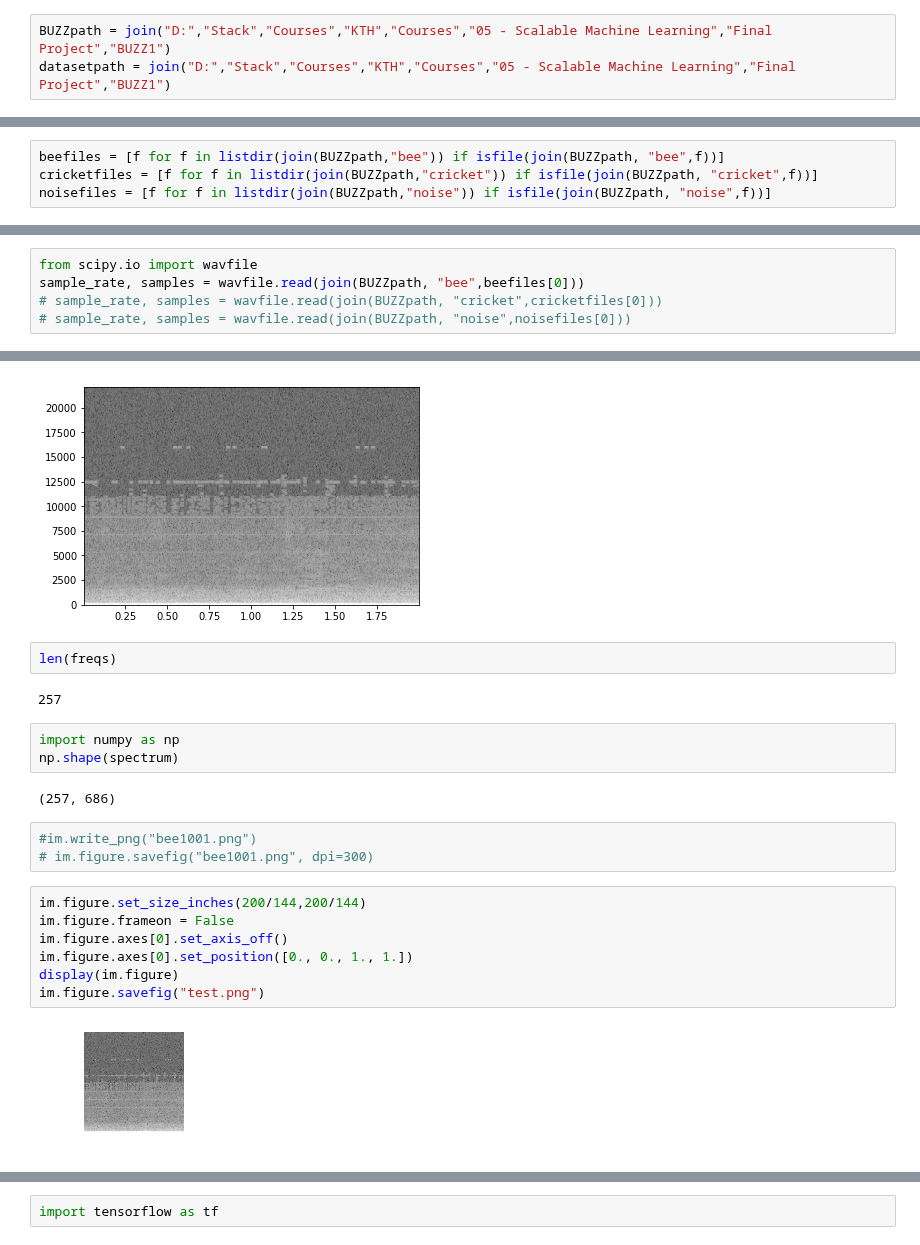
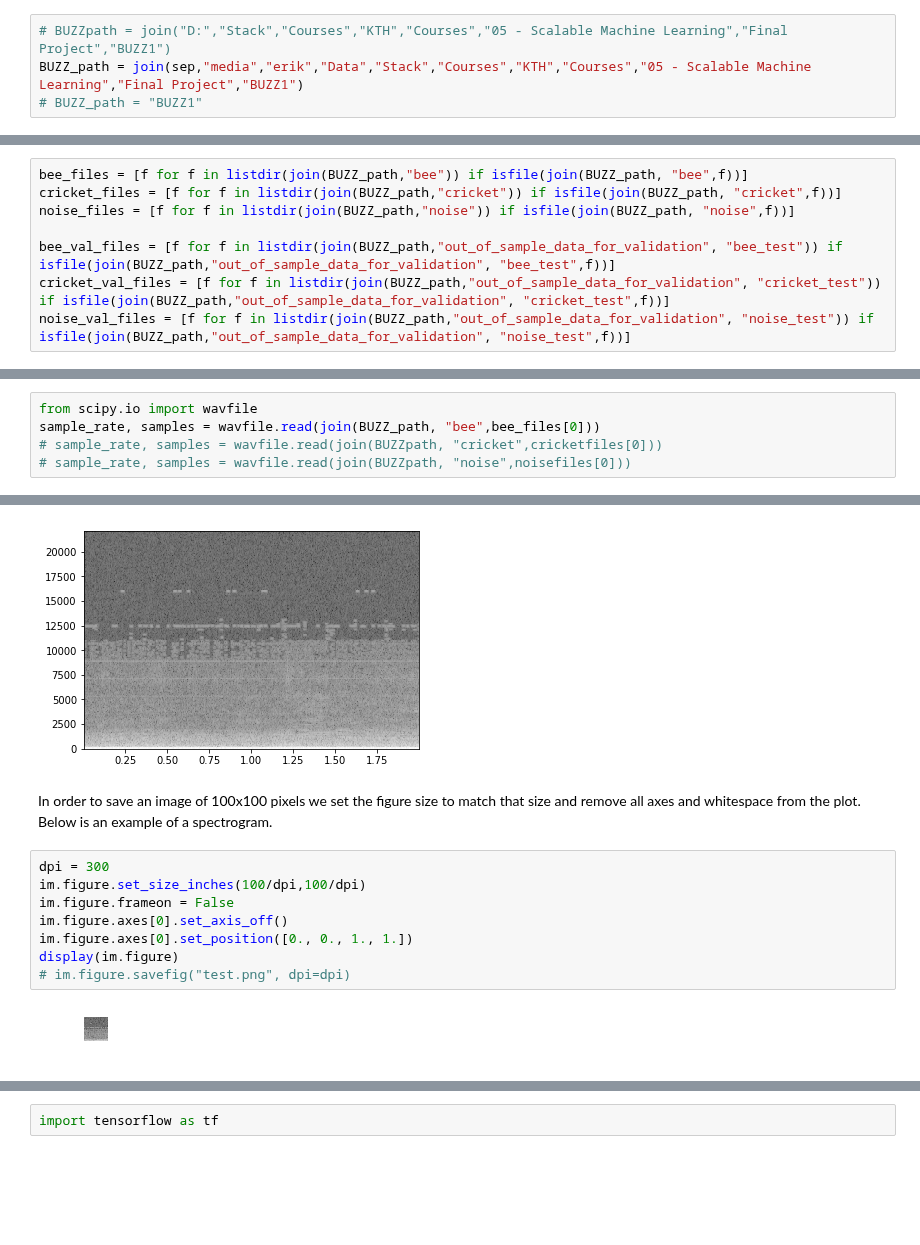
Before and after one commit to EWouters/Large-Scale-Machine-Learning-and-Deep-Learning---ID-2223, a Jupyter notebook: Lab/Final Project/Code/ScalableFinal.ipynb, the cells around one changed output, grey strips where cells are left out. Saved outputs shown, nothing was run; the diff lists cells and outputs as text; blank space fills up the shorter version.

Commit message:
Finished audio to spectrogram conversion in notebook

```diff
--- a/Lab/Final Project/Code/ScalableFinal.ipynb
+++ b/Lab/Final Project/Code/ScalableFinal.ipynb
@@ -11,3 +17,4 @@ import matplotlib.pyplot as plt
 # %%
-BUZZpath = join("D:","Stack","Courses","KTH","Courses","05 - Scalable Machine Learning","Final Project","BUZZ1")
-datasetpath = join("D:","Stack","Courses","KTH","Courses","05 - Scalable Machine Learning","Final Project","BUZZ1")
+# BUZZpath = join("D:","Stack","Courses","KTH","Courses","05 - Scalable Machine Learning","Final Project","BUZZ1")
+BUZZ_path = join(sep,"media","erik","Data","Stack","Courses","KTH","Courses","05 - Scalable Machine Learning","Final Project","BUZZ1")
+# BUZZ_path = "BUZZ1"
@@ -14,4 +29,8 @@ datasetpath = join("D:","Stack","Courses","KTH","Courses","05 - Scalable Machine
 # %%
-beefiles = [f for f in listdir(join(BUZZpath,"bee")) if isfile(join(BUZZpath, "bee",f))]
-cricketfiles = [f for f in listdir(join(BUZZpath,"cricket")) if isfile(join(BUZZpath, "cricket",f))]
-noisefiles = [f for f in listdir(join(BUZZpath,"noise")) if isfile(join(BUZZpath, "noise",f))]
+bee_files = [f for f in listdir(join(BUZZ_path,"bee")) if isfile(join(BUZZ_path, "bee",f))]
+cricket_files = [f for f in listdir(join(BUZZ_path,"cricket")) if isfile(join(BUZZ_path, "cricket",f))]
+noise_files = [f for f in listdir(join(BUZZ_path,"noise")) if isfile(join(BUZZ_path, "noise",f))]
+
+bee_val_files = [f for f in listdir(join(BUZZ_path,"out_of_sample_data_for_validation", "bee_test")) if isfile(join(BUZZ_path,"out_of_sample_data_for_validation", "bee_test",f))]
+cricket_val_files = [f for f in listdir(join(BUZZ_path,"out_of_sample_data_for_validation", "cricket_test")) if isfile(join(BUZZ_path,"out_of_sample_data_for_validation", "cricket_test",f))]
+noise_val_files = [f for f in listdir(join(BUZZ_path,"out_of_sample_data_for_validation", "noise_test")) if isfile(join(BUZZ_path,"out_of_sample_data_for_validation", "noise_test",f))]
@@ -27,5 +64,5 @@ beefiles[:3], cricketfiles[:3]
 # %%
 from scipy.io import wavfile
-sample_rate, samples = wavfile.read(join(BUZZpath, "bee",beefiles[0]))
+sample_rate, samples = wavfile.read(join(BUZZ_path, "bee",bee_files[0]))
 # sample_rate, samples = wavfile.read(join(BUZZpath, "cricket",cricketfiles[0]))
 # sample_rate, samples = wavfile.read(join(BUZZpath, "noise",noisefiles[0]))
@@ -49,24 +99,15 @@ spectrum, freqs, t, im = plt.specgram(samples, NFFT=512, Fs=sample_rate, Fc=0, d
 # cmap=None
 # %% [output]
 [figure]
-# %%
-len(freqs)
-# %% [output]
-257
-# %%
-import numpy as np
-np.shape(spectrum)
-# %% [output]
-(257, 686)
-# %%
-#im.write_png("bee1001.png")
-# im.figure.savefig("bee1001.png", dpi=300)
+# %% [markdown]
+In order to save an image of 100x100 pixels we set the figure size to match that size and remove all axes and whitespace from the plot. Below is an example of a spectrogram.
 # %%
-im.figure.set_size_inches(200/144,200/144)
+dpi = 300
+im.figure.set_size_inches(100/dpi,100/dpi)
 im.figure.frameon = False
 im.figure.axes[0].set_axis_off()
 im.figure.axes[0].set_position([0., 0., 1., 1.])
 display(im.figure)
-im.figure.savefig("test.png")
+# im.figure.savefig("test.png", dpi=dpi)
 # %% [output]
-[figure, old version]
+[figure, new version]
```
Also changed, not shown: parts of 33 cells of this notebook.
